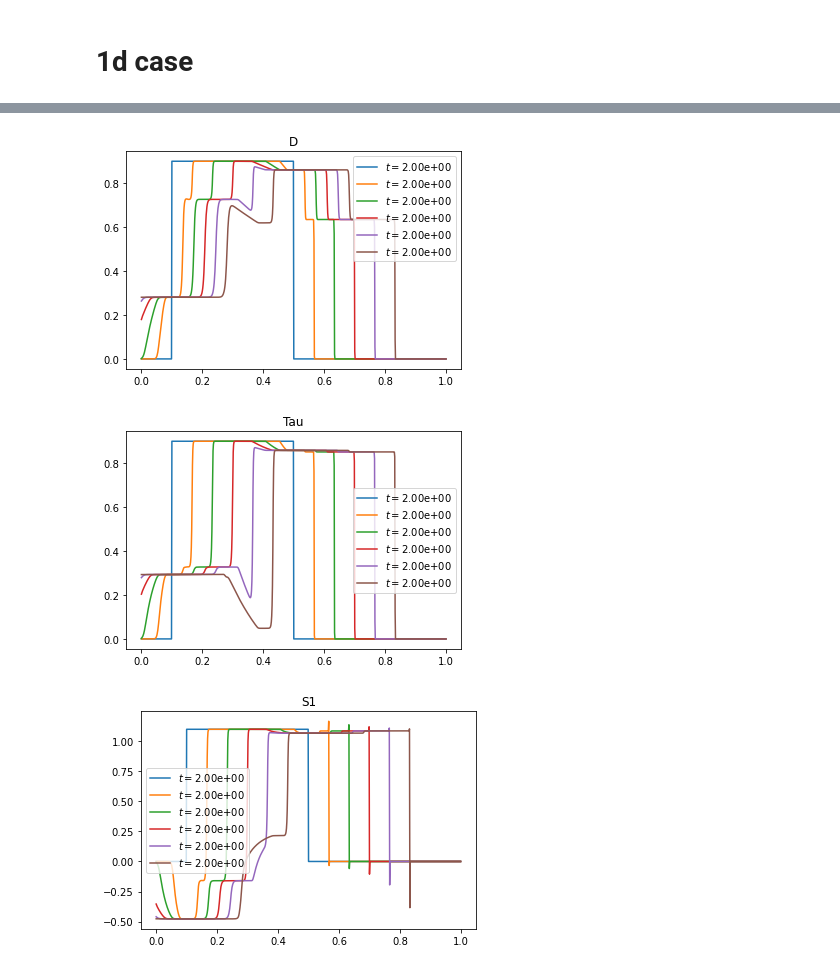
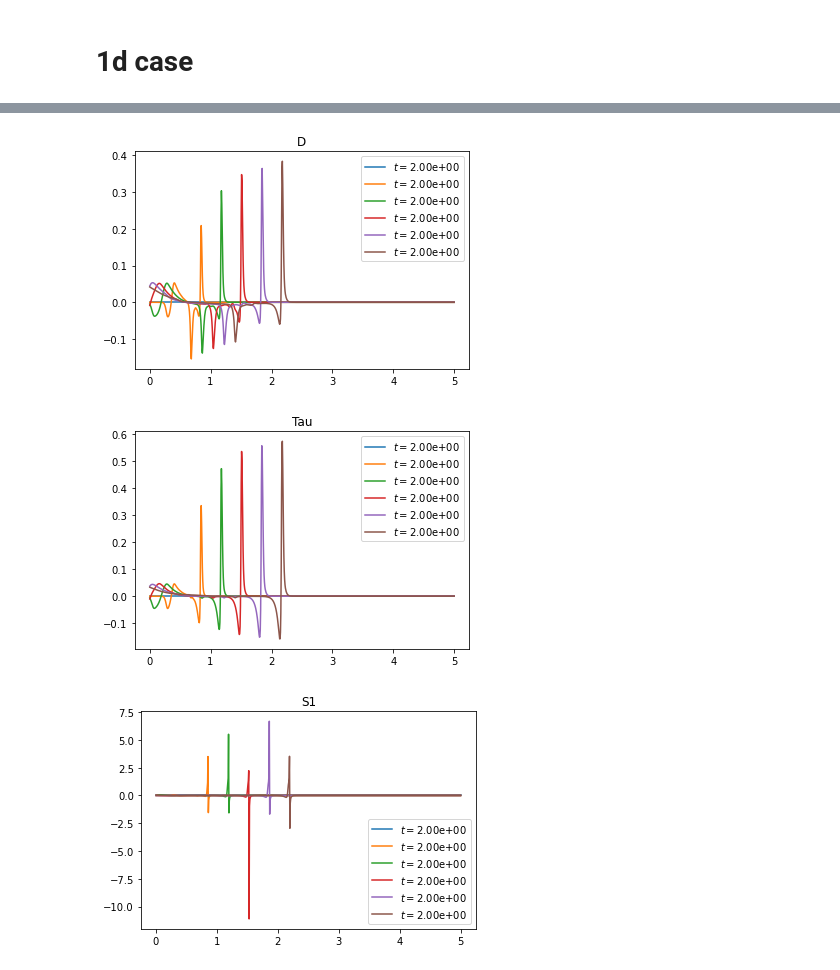
Before and after one commit to MarcusHatton/Plotting, a Jupyter notebook: IS_BDNK_Compare_StillShockID.ipynb, the cells around one changed output, grey strips where cells are left out. Cells and saved outputs as stored; diff of their text form; code cells hidden in the pictures.

```diff
--- a/IS_BDNK_Compare_StillShockID.ipynb
+++ b/IS_BDNK_Compare_StillShockID.ipynb
@@ -9,17 +9,18 @@ import os
 # %% [markdown]
 # 1d case
 # %%
-fs_ID = []
+fs_IS_ID = []
 fs_IS = []
 fs_BDNK = []
 #files = sorted(glob.glob('1d/data*hdf5'), key=os.path.getmtime)
 #for f in files:
 for n in range(6):
-    fs_IS.append(h5py.File(f'IS/Shocktube1D/ideal/data_serial_TIx_{n}.hdf5', 'r'))
-    fs_BDNK.append(h5py.File(f'BDNK/Shocktube1D/ideal/data_serial_TIx_{n}.hdf5', 'r'))
+    fs_IS_ID.append(h5py.File(f'IS/Shocktube1DPara/ideal/data_serial_TIx_{n}.hdf5', 'r'))
+    fs_IS.append(h5py.File(f'IS/Shocktube1DPara/bulk/data_serial_TIx_{n}.hdf5', 'r'))
+    fs_BDNK.append(h5py.File(f'BDNK/Shocktube1D/bulk/data_serial_TIx_{n}.hdf5', 'r'))
 # %%
-fss = [fs_IS, fs_BDNK]
-names = ['IS Ideal','BDNK Ideal']
+fss = [fs_IS_ID, fs_IS, fs_BDNK]
+names = ['IS Ideal','IS Bulk','BDNK Bulk']
 # %%
 # for fs in fss:
 #     print(fs[0]['Auxiliary/pi11'])
@@ -71,17 +80,17 @@ for quant in['D','Tau','S1']:
 # %%
 for quant in['D','Tau','S1']:
     plt.figure()
     for n in range(len(fs_IS)):
         #plt.plot(f['Domain/x'], f['Conserved/'+quant][:,nslice,nslice],label=rf"$t=${f.attrs['t'][0]:.2e}")
-        plt.plot(fs_IS[n]['Domain/x'][::5], (fs_IS[n]['Conserved/'+quant][::5] - fs_BDNK[n]['Conserved/'+quant][:])/fs_IS[n]['Conserved/'+quant][::5],label=rf"$t=${f.attrs['t'][0]:.2e}")
+        plt.plot(fs_IS[n]['Domain/x'][:], (fs_IS[n]['Conserved/'+quant][:] - fs_BDNK[n]['Conserved/'+quant][:])/fs_IS[n]['Conserved/'+quant][:],label=rf"$t=${f.attrs['t'][0]:.2e}")
         plt.title(quant)
     plt.legend()
     plt.savefig("ComparePlots/ConsRelDiff_"+quant+".pdf")
     plt.show()
 # %% [output]
-[figure, old version]
+[figure, new version]
-[figure, old version]
+[figure, new version]
-[figure, old version]
+[figure, new version]
 # %%
 for quant in['n','rho','p','v1','v2']:
     plt.figure()
```
Also changed, not shown: parts of 10 cells of this notebook, 1 other file.
